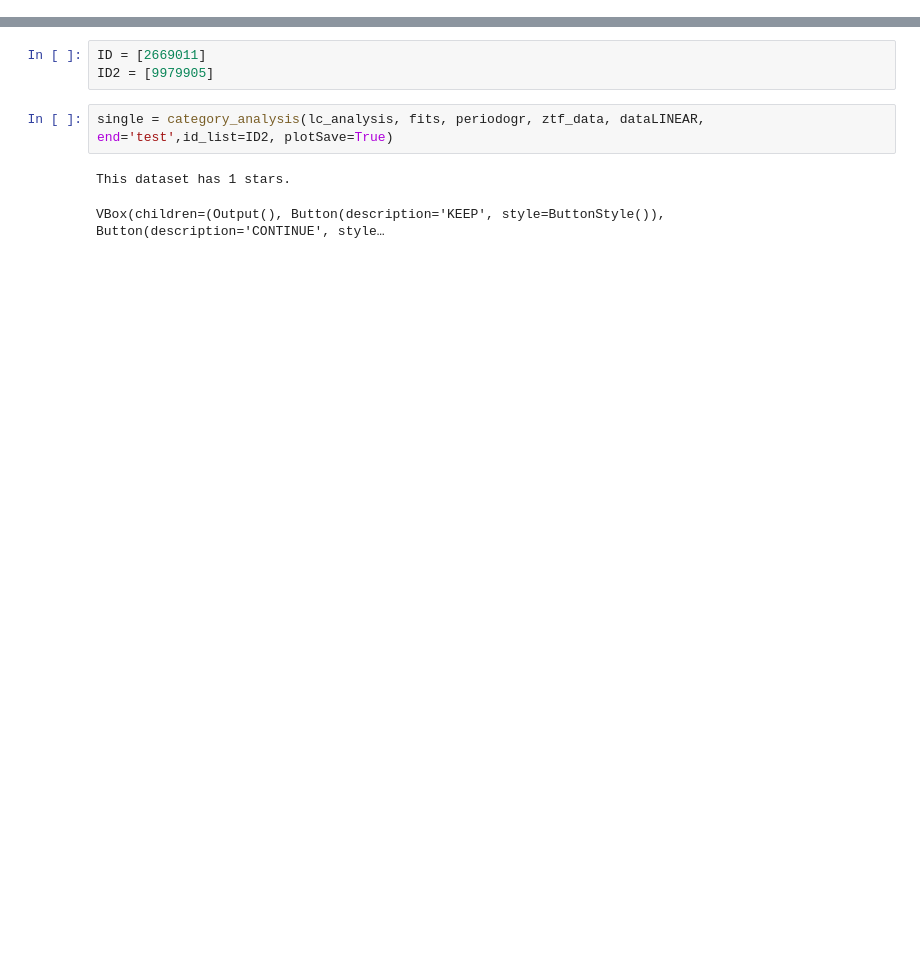
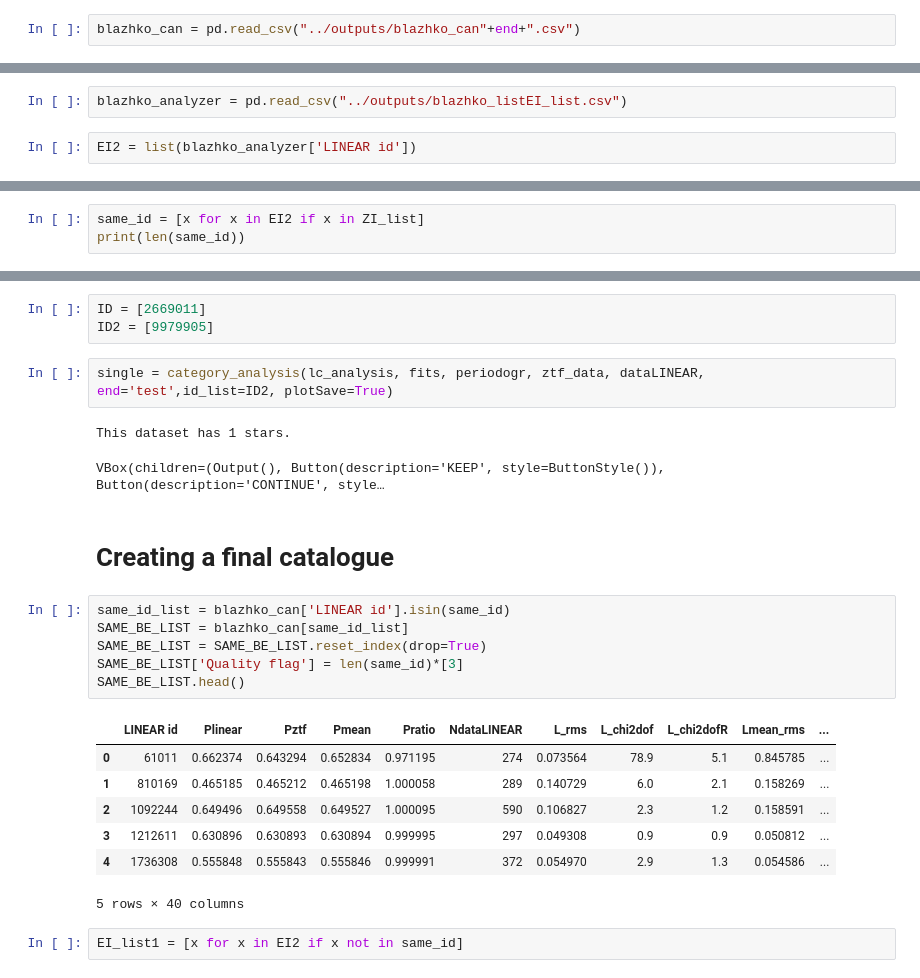
Before and after one commit to emadonev/var_stars, a Jupyter notebook: nbs/05_Determining_BE_candidates.ipynb, the cells around one changed output, grey strips where cells are left out. Drawn from its saved outputs; the diff is of its cells as text; blank space fills up the shorter version.

Commit message:
final blazhko catalogue!

```diff
--- a/nbs/05_Determining_BE_candidates.ipynb
+++ b/nbs/05_Determining_BE_candidates.ipynb
@@ -161,6 +176,8 @@ lc_analysis.head()
 blazhko_can = pd.DataFrame(())
 blazhko_can = blazhko_determine(lc_analysis, blazhko_can)
 blazhko_can.to_csv("../outputs/blazhko_can"+end+".csv", index=False)
+# %%
+blazhko_can = pd.read_csv("../outputs/blazhko_can"+end+".csv")
 # %%
 blazhko_can.shape
 # %% [output]
@@ -421,3 +451,7 @@ VBox(children=(Output(), Button(description='KEEP', style=ButtonStyle()), Button
 blazhko_analyzer = BE_EI_list.get_save_data()
 end = 'EI_list'
 blazhko_analyzer.to_csv("../outputs/blazhko_list"+end+".csv", index=False)
+# %%
+blazhko_analyzer = pd.read_csv("../outputs/blazhko_listEI_list.csv")
+# %%
+EI2 = list(blazhko_analyzer['LINEAR id'])
@@ -425,3 +479,6 @@ blazhko_analyzer.to_csv("../outputs/blazhko_list"+end+".csv", index=False)
 print(blazhko_analyzer.shape)
 # %% [output]
 (32, 39)
+# %%
+same_id = [x for x in EI2 if x in ZI_list]
+print(len(same_id))
@@ -433,3 +510,21 @@ single = category_analysis(lc_analysis, fits, periodogr, ztf_data, dataLINEAR, e
 # %% [output]
 This dataset has 1 stars.
 VBox(children=(Output(), Button(description='KEEP', style=ButtonStyle()), Button(description='CONTINUE', style…
+# %% [markdown]
+# Creating a final catalogue
+# %%
+same_id_list = blazhko_can['LINEAR id'].isin(same_id)
+SAME_BE_LIST = blazhko_can[same_id_list]
+SAME_BE_LIST = SAME_BE_LIST.reset_index(drop=True)
+SAME_BE_LIST['Quality flag'] = len(same_id)*[3]
+SAME_BE_LIST.head()
+# %% [output]
+|  | LINEAR id | Plinear | Pztf | Pmean | Pratio | NdataLINEAR | L_rms | L_chi2dof | L_chi2dofR | Lmean_rms | ... |
+| 0 | 61011 | 0.662374 | 0.643294 | 0.652834 | 0.971195 | 274 | 0.073564 | 78.9 | 5.1 | 0.845785 | ... |
+| 1 | 810169 | 0.465185 | 0.465212 | 0.465198 | 1.000058 | 289 | 0.140729 | 6.0 | 2.1 | 0.158269 | ... |
+| 2 | 1092244 | 0.649496 | 0.649558 | 0.649527 | 1.000095 | 590 | 0.106827 | 2.3 | 1.2 | 0.158591 | ... |
+| 3 | 1212611 | 0.630896 | 0.630893 | 0.630894 | 0.999995 | 297 | 0.049308 | 0.9 | 0.9 | 0.050812 | ... |
+| 4 | 1736308 | 0.555848 | 0.555843 | 0.555846 | 0.999991 | 372 | 0.054970 | 2.9 | 1.3 | 0.054586 | ... |
+5 rows × 40 columns
+# %%
+EI_list1 = [x for x in EI2 if x not in same_id]
```
Also changed, not shown: parts of 16 cells of this notebook, 7 other files.
